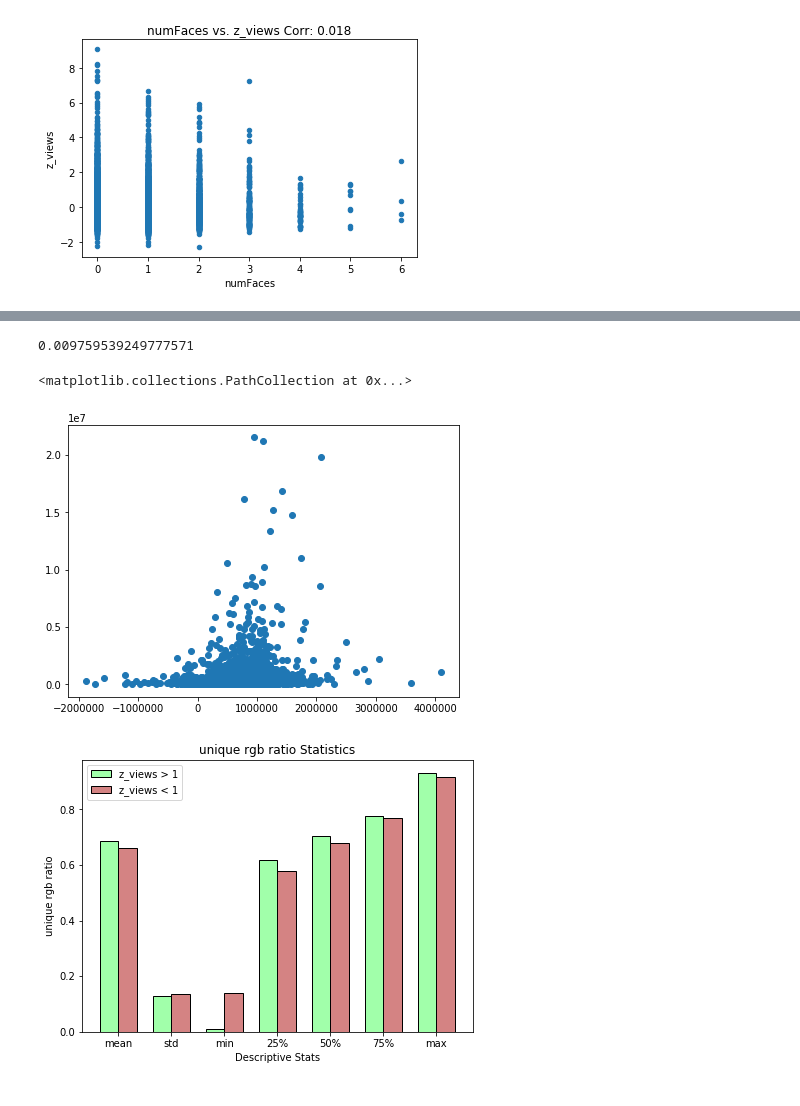
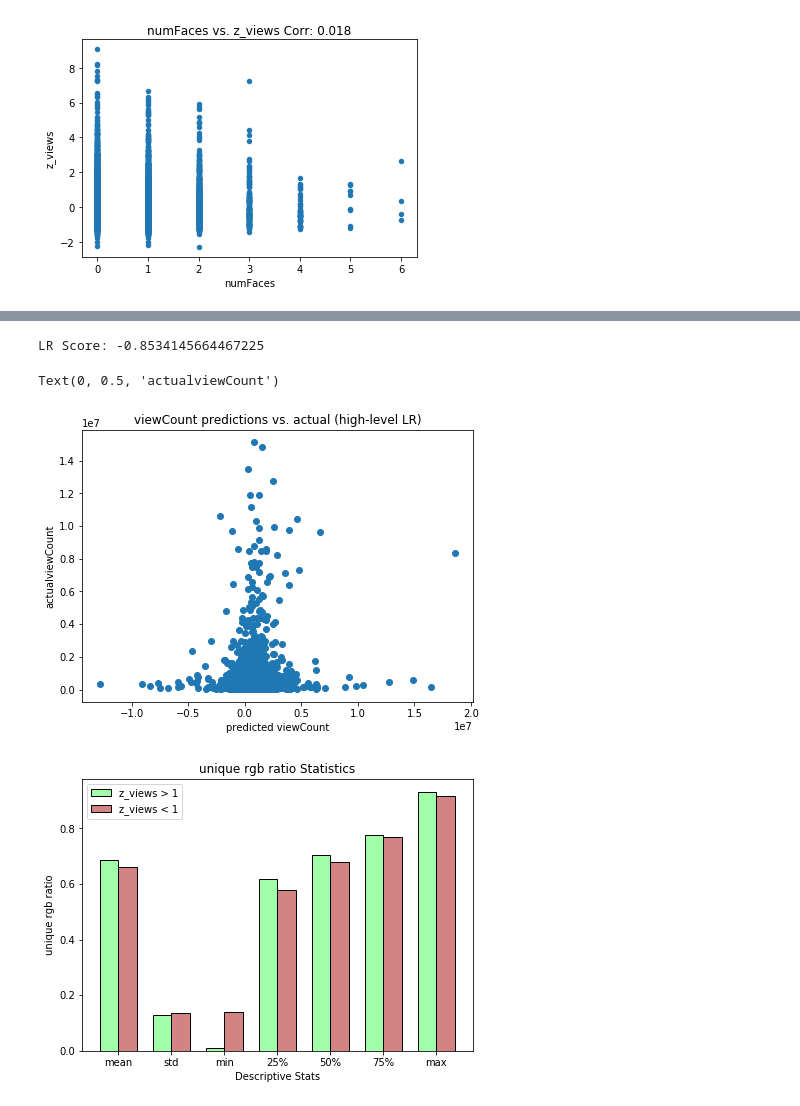
Before and after one commit to codencoding/Red-Means-Go, a Jupyter notebook: notebooks/eda/cwynne_combined_analysis.ipynb, the cells around one changed output, grey strips where cells are left out. Drawn from its saved outputs; the diff is of its cells as text; code cells hidden in the pictures.

```diff
--- a/notebooks/eda/cwynne_combined_analysis.ipynb
+++ b/notebooks/eda/cwynne_combined_analysis.ipynb
@@ -282,7 +268,15 @@ high_lvl_df
 # %%
-high_train, high_test, targ_train, targ_test = train_test_split(high_lvl_df, analysis_df['viewCount'])
+targ_col = "viewCount"
+high_train, high_test, targ_train, targ_test = train_test_split(high_lvl_df, analysis_df[targ_col])
 lr = LinearRegression()
 lr.fit(high_train, targ_train)
-lr.score(high_test, targ_test)
+print("LR Score:",lr.score(high_test, targ_test))
+lr_preds = lr.predict(high_test)
+plt.scatter(lr_preds, targ_test)
+plt.title(targ_col+" predictions vs. actual (high-level LR)")
+plt.xlabel("predicted "+targ_col)
+plt.ylabel("actual" + targ_col)
 # %% [output]
-0.009759539249777571
+LR Score: -0.8534145664467225
+Text(0, 0.5, 'actualviewCount')
+[figure, added]
@@ -291,8 +283,3 @@ lr_preds = lr.predict(high_test)
-# %%
-plt.scatter(lr_preds, targ_test)
-# %% [output]
-<matplotlib.collections.PathCollection at 0x...>
-[figure, removed]
 # %%
 analysis_df['has_face'] = analysis_df['numFaces'] > 0
 poor_perf = analysis_df[analysis_df['z_views'] < -1]
```
Also changed, not shown: parts of 11 cells of this notebook, 6 other files.
